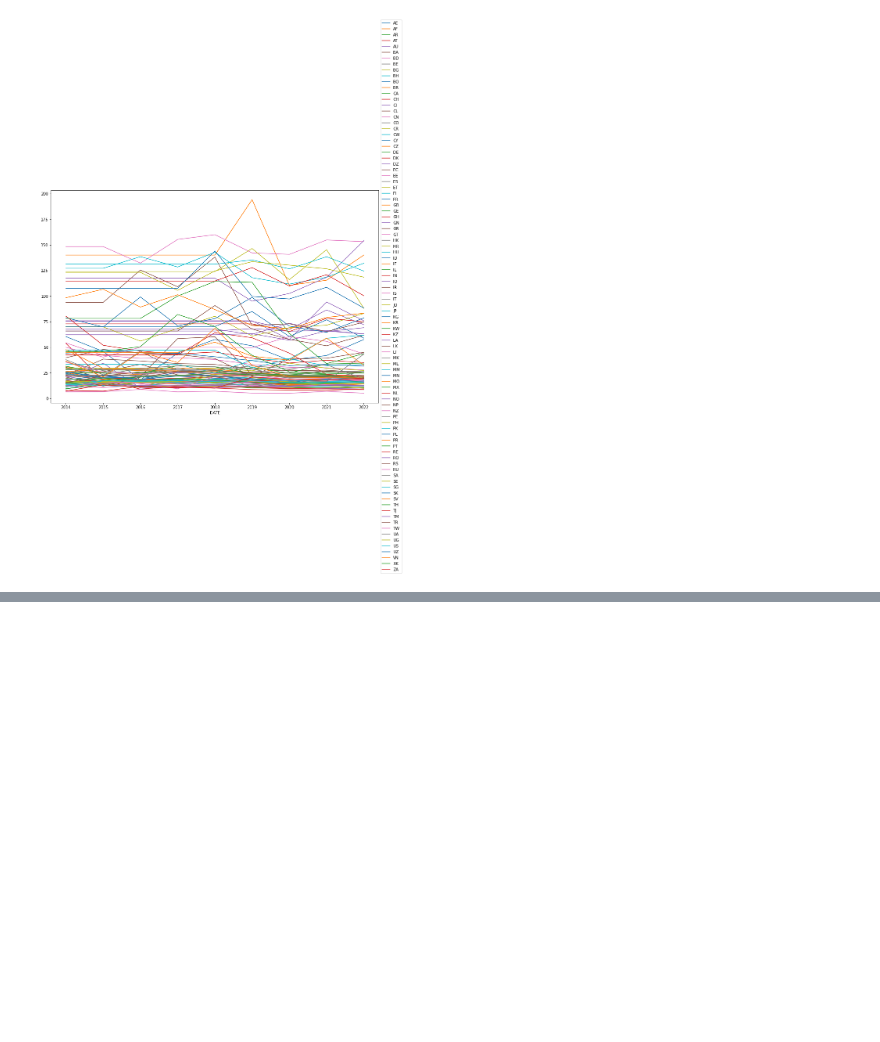
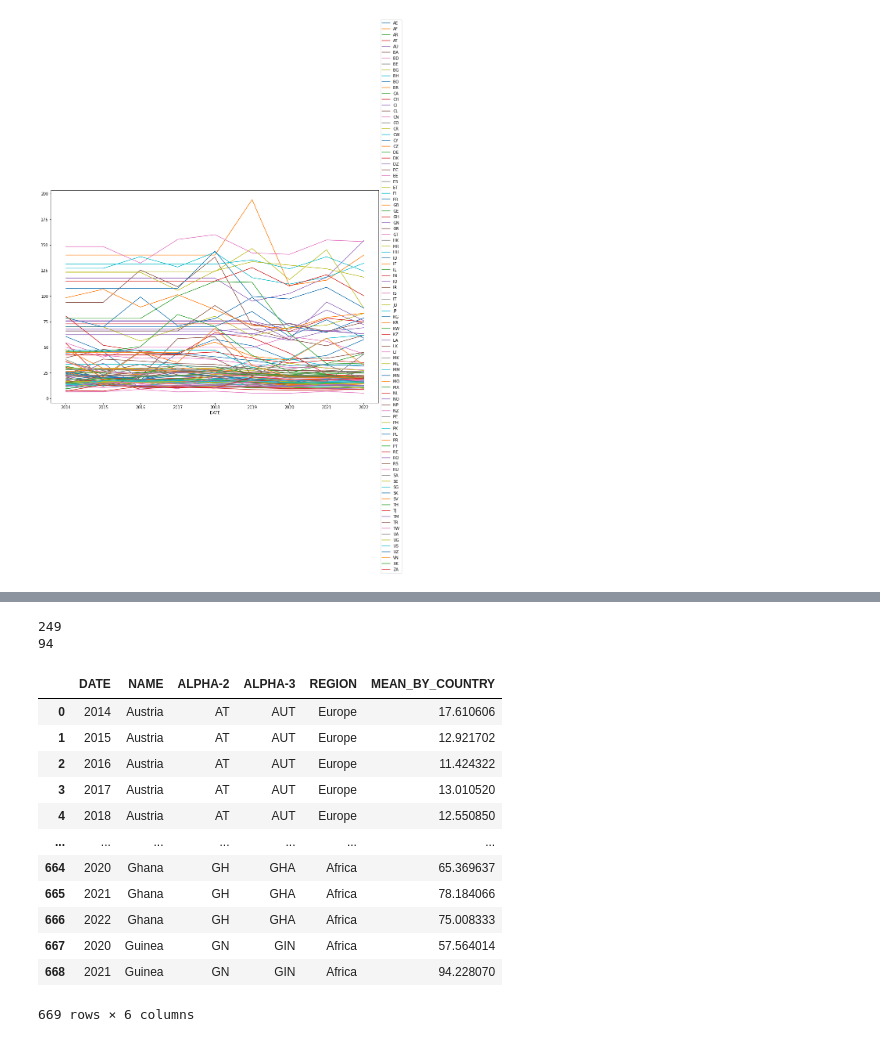
Before and after one commit to thiagorbernardo/UTFPR-Data-Science-CSB55, a Jupyter notebook: 02 - Analise exploratoria/iqar-analise-ar.ipynb, the cells around one changed output, grey strips where cells are left out. Drawn from its saved outputs; the diff is of its cells as text; code cells hidden in the pictures; blank space fills up the shorter version.

```diff
--- a/02 - Analise exploratoria/iqar-analise-ar.ipynb
+++ b/02 - Analise exploratoria/iqar-analise-ar.ipynb
@@ -231,0 +213,25 @@ Usar median
+# %%
+print(len(df_countries["ALPHA-2"].unique()))
+print(len(df_by_year["COUNTRY"].unique()))
+# %% [output]
+249
+94
+# %%
+df_by_year_country_region = pd.merge(df_by_year,df_countries,left_on='COUNTRY',right_on='ALPHA-2')
+df_by_year_country_region = df_by_year_country_region[['DATE', 'NAME','ALPHA-2','ALPHA-3', 'REGION', 'MEAN_BY_COUNTRY']]
+df_by_year_country_region.to_csv('../data/air-quality/results/iqar-countries.csv',index=False)
+df_by_year_country_region
+# %% [output]
+|  | DATE | NAME | ALPHA-2 | ALPHA-3 | REGION | MEAN_BY_COUNTRY |
+| 0 | 2014 | Austria | AT | AUT | Europe | 17.610606 |
+| 1 | 2015 | Austria | AT | AUT | Europe | 12.921702 |
+| 2 | 2016 | Austria | AT | AUT | Europe | 11.424322 |
+| 3 | 2017 | Austria | AT | AUT | Europe | 13.010520 |
+| 4 | 2018 | Austria | AT | AUT | Europe | 12.550850 |
+| ... | ... | ... | ... | ... | ... | ... |
+| 664 | 2020 | Ghana | GH | GHA | Africa | 65.369637 |
+| 665 | 2021 | Ghana | GH | GHA | Africa | 78.184066 |
+| 666 | 2022 | Ghana | GH | GHA | Africa | 75.008333 |
+| 667 | 2020 | Guinea | GN | GIN | Africa | 57.564014 |
+| 668 | 2021 | Guinea | GN | GIN | Africa | 94.228070 |
+669 rows × 6 columns
```
Also changed, not shown: parts of 16 cells of this notebook, 2 other files.
